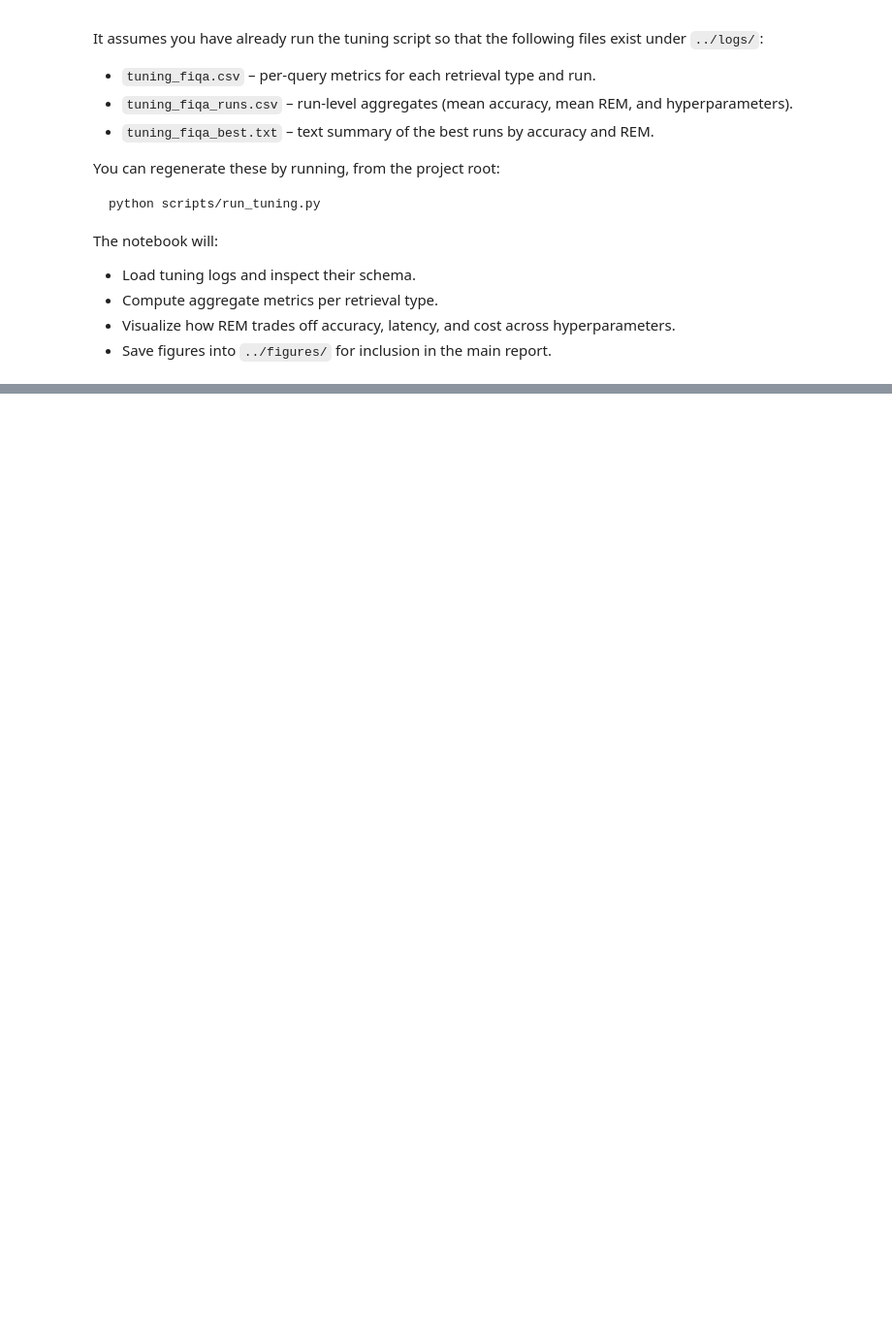
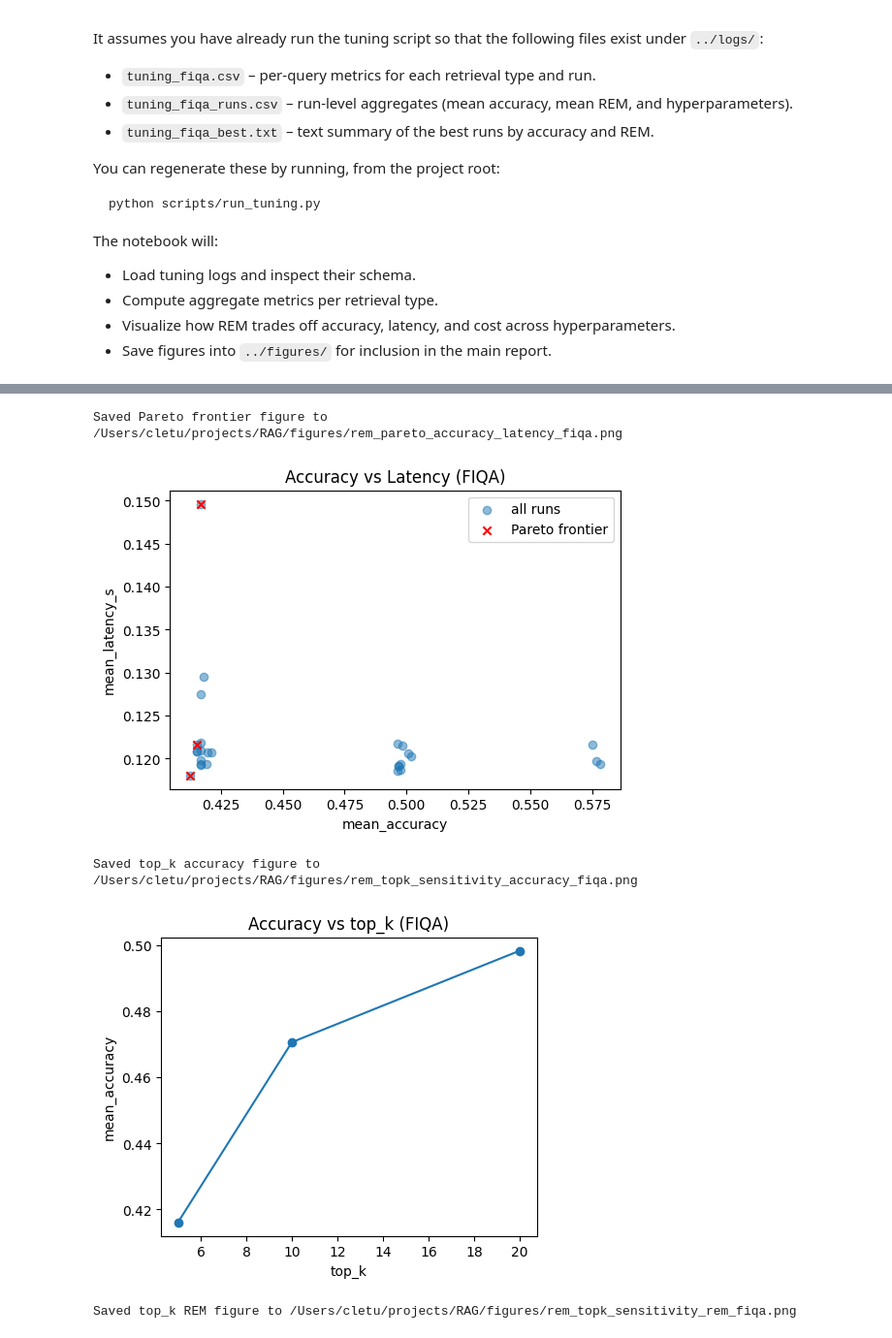
Before and after one commit to cletuzz00/RAG_efficiency_evaluation, a Jupyter notebook: notebooks/rem_analysis.ipynb, the cells around one changed output, grey strips where cells are left out. Shown at 97% size. Drawn from its saved outputs; the diff is of its cells as text; code cells hidden in the pictures; blank space fills up the shorter version.

```diff
--- a/notebooks/rem_analysis.ipynb
+++ b/notebooks/rem_analysis.ipynb
@@ -297,0 +339,78 @@ Saved radar figure to /Users/cletu/projects/RAG/figures/rem_radar_metrics.png
+# %%
+# Pareto frontier and top_k sensitivity for FIQA
+
+import numpy as np
+import matplotlib.pyplot as plt
+
+if combined_df is None or runs_df is None:
+    print("No tuning logs loaded; run the setup cell first.")
+else:
+    # Derive mean latency per run from combined_df
+    agg_lat = combined_df.groupby("run_id")["latency_s"].mean().reset_index()
+    runs = runs_df.merge(agg_lat, on="run_id", how="left").rename(
+        columns={"latency_s": "mean_latency_s"}
+    )
+
+    def pareto_frontier(df):
+        pts = df[["mean_accuracy", "mean_latency_s"]].to_numpy()
+        is_pareto = np.ones(pts.shape[0], dtype=bool)
+        for i, p in enumerate(pts):
+            if not is_pareto[i]:
+                continue
+            dominates = (pts[:, 0] >= p[0]) & (pts[:, 1] <= p[1]) & (
+                (pts[:, 0] > p[0]) | (pts[:, 1] < p[1])
+            )
+            is_pareto[dominates] = False
+        return df[is_pareto]
+
+    frontier = pareto_frontier(runs)
+
+    # Accuracy vs latency with Pareto frontier
+    fig, ax = plt.subplots(figsize=(6, 4))
+    ax.scatter(runs["mean_accuracy"], runs["mean_latency_s"], alpha=0.5, label="all runs")
+    ax.scatter(
+        frontier["mean_accuracy"],
+        frontier["mean_latency_s"],
+        color="red",
+        marker="x",
+        label="Pareto frontier",
+    )
+    ax.set_xlabel("mean_accuracy")
+    ax.set_ylabel("mean_latency_s")
+    ax.set_title("Accuracy vs Latency (FIQA)")
+    ax.legend()
+
+    pareto_path = figures_dir / "rem_pareto_accuracy_latency_fiqa.png"
+    fig.savefig(pareto_path, dpi=200, bbox_inches="tight")
+    print(f"Saved Pareto frontier figure to {pareto_path}")
+    plt.show()
+
+    # top_k sensitivity (averaged over other params)
+    acc_by_topk = runs.groupby("top_k")["mean_accuracy"].mean().reset_index()
+    rem_by_topk = runs.groupby("top_k")["mean_REM"].mean().reset_index()
+
+    fig, ax = plt.subplots(figsize=(5, 4))
+    ax.plot(acc_by_topk["top_k"], acc_by_topk["mean_accuracy"], marker="o")
+    ax.set_xlabel("top_k")
+    ax.set_ylabel("mean_accuracy")
+    ax.set_title("Accuracy vs top_k (FIQA)")
+    topk_acc_path = figures_dir / "rem_topk_sensitivity_accuracy_fiqa.png"
+    fig.savefig(topk_acc_path, dpi=200, bbox_inches="tight")
+    print(f"Saved top_k accuracy figure to {topk_acc_path}")
+    plt.show()
+
+    fig, ax = plt.subplots(figsize=(5, 4))
+    ax.plot(rem_by_topk["top_k"], rem_by_topk["mean_REM"], marker="o")
+    ax.set_xlabel("top_k")
+    ax.set_ylabel("mean_REM")
+    ax.set_title("REM vs top_k (FIQA)")
+    topk_rem_path = figures_dir / "rem_topk_sensitivity_rem_fiqa.png"
+    fig.savefig(topk_rem_path, dpi=200, bbox_inches="tight")
+    print(f"Saved top_k REM figure to {topk_rem_path}")
+    plt.show()
+# %% [output]
+Saved Pareto frontier figure to /Users/cletu/projects/RAG/figures/rem_pareto_accuracy_latency_fiqa.png
+[figure, added]
+Saved top_k accuracy figure to /Users/cletu/projects/RAG/figures/rem_topk_sensitivity_accuracy_fiqa.png
+[figure, added]
+Saved top_k REM figure to /Users/cletu/projects/RAG/figures/rem_topk_sensitivity_rem_fiqa.png
```
Also changed, not shown: parts of 9 cells of this notebook, 15 other files.
